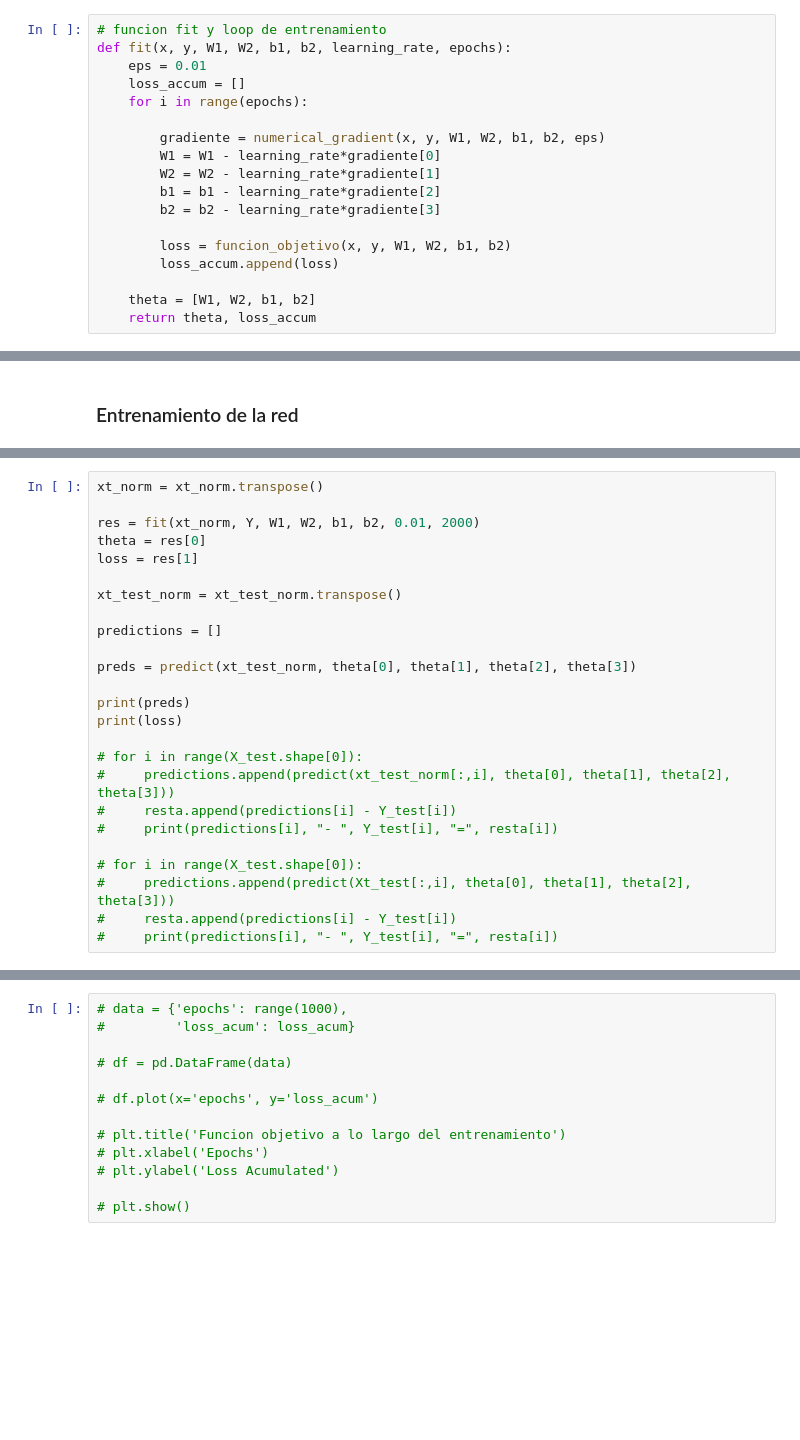
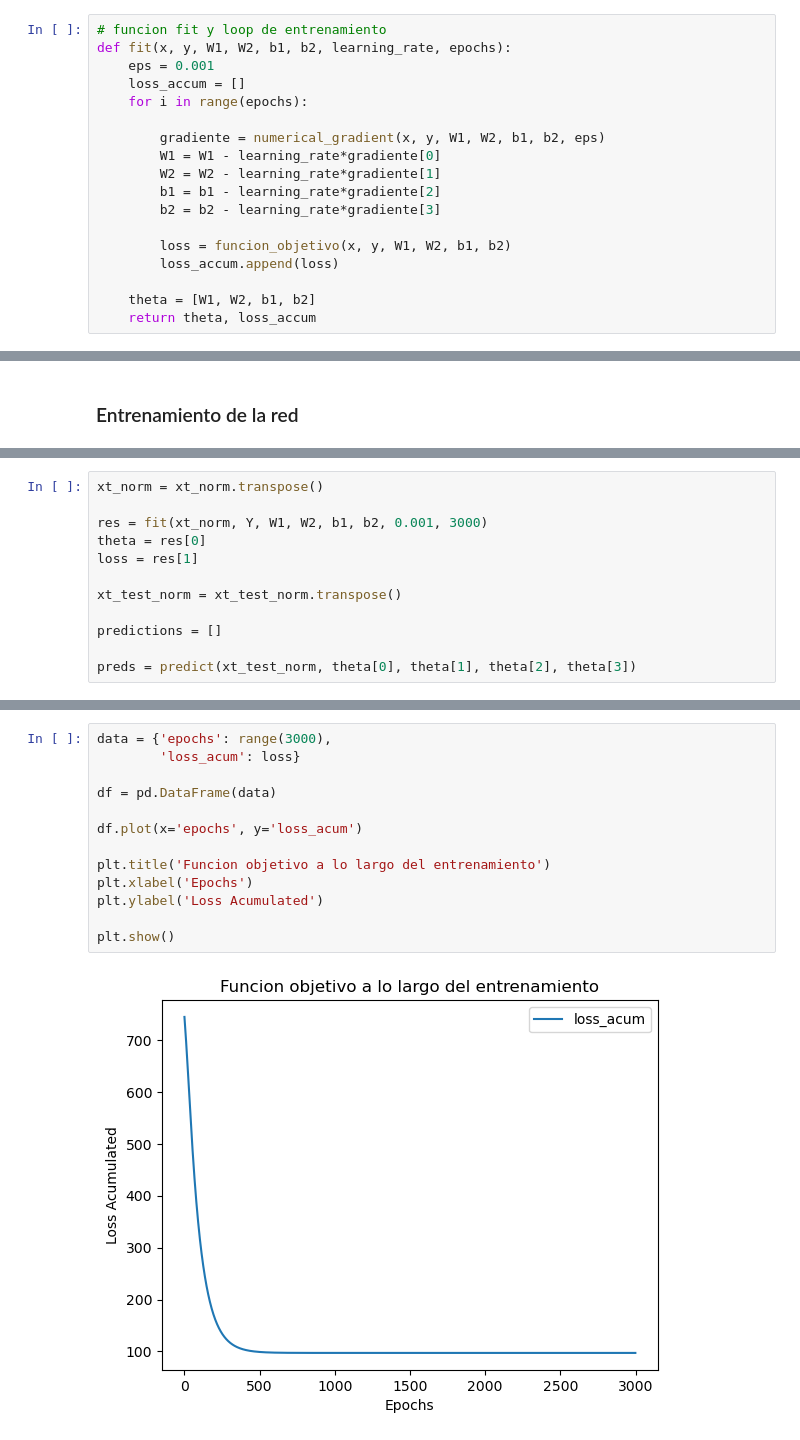
Before and after one commit to piilii/tp2, a Jupyter notebook: TP2_Curzio_SolariBarrios.ipynb, the cells around one changed output, grey strips where cells are left out. Drawn from its saved outputs; the diff is of its cells as text; blank space fills up the shorter version.

```diff
--- a/TP2_Curzio_SolariBarrios.ipynb
+++ b/TP2_Curzio_SolariBarrios.ipynb
@@ -72,7 +98,7 @@ def numerical_gradient(x, y, W1, W2, b1, b2, eps):
 # %%
 # funcion fit y loop de entrenamiento
 def fit(x, y, W1, W2, b1, b2, learning_rate, epochs):
-    eps = 0.01
+    eps = 0.001
     loss_accum = []
     for i in range(epochs):
 
@@ -140,7 +170,7 @@ xt_test_norm = xt_test_norm_aux / X_test_std
 # %%
 xt_norm = xt_norm.transpose()
 
-res = fit(xt_norm, Y, W1, W2, b1, b2, 0.01, 2000)
+res = fit(xt_norm, Y, W1, W2, b1, b2, 0.001, 3000)
 theta = res[0]
 loss = res[1]
 
@@ -149,16 +179,3 @@ xt_test_norm = xt_test_norm.transpose()
 predictions = []
 
 preds = predict(xt_test_norm, theta[0], theta[1], theta[2], theta[3])
-
-print(preds)
-print(loss)
-
-# for i in range(X_test.shape[0]):
-#     predictions.append(predict(xt_test_norm[:,i], theta[0], theta[1], theta[2], theta[3]))
-#     resta.append(predictions[i] - Y_test[i])
-#     print(predictions[i], "- ", Y_test[i], "=", resta[i])
-
-# for i in range(X_test.shape[0]):
-#     predictions.append(predict(Xt_test[:,i], theta[0], theta[1], theta[2], theta[3]))
-#     resta.append(predictions[i] - Y_test[i])
-#     print(predictions[i], "- ", Y_test[i], "=", resta[i])
@@ -184,13 +182,15 @@ print(loss)
 # %%
-# data = {'epochs': range(1000),
-#         'loss_acum': loss_acum}
+data = {'epochs': range(3000),
+        'loss_acum': loss}
 
-# df = pd.DataFrame(data)
+df = pd.DataFrame(data)
 
-# df.plot(x='epochs', y='loss_acum')
+df.plot(x='epochs', y='loss_acum')
 
-# plt.title('Funcion objetivo a lo largo del entrenamiento')
-# plt.xlabel('Epochs')
-# plt.ylabel('Loss Acumulated')
+plt.title('Funcion objetivo a lo largo del entrenamiento')
+plt.xlabel('Epochs')
+plt.ylabel('Loss Acumulated')
 
-# plt.show()
+plt.show()
+# %% [output]
+[figure, added]
```
Also changed, not shown: parts of 11 cells of this notebook.
